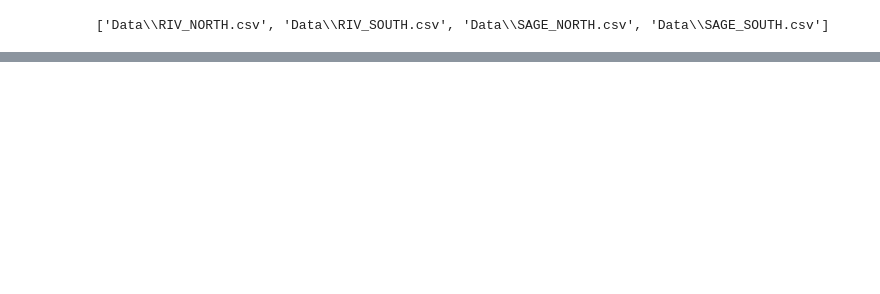
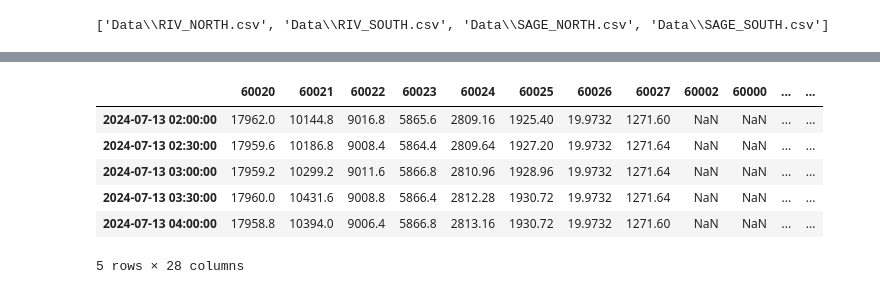
Before and after one commit to jessehahm/Piston-Dendrometer, a Jupyter notebook: Piston Dendrometer.ipynb, the cells around one changed output, grey strips where cells are left out. Drawn from its saved outputs; the diff is of its cells as text; code cells hidden in the pictures; blank space fills up the shorter version.

```diff
--- a/Piston Dendrometer.ipynb
+++ b/Piston Dendrometer.ipynb
@@ -50,3 +52,13 @@ Tree = dict(zip(metadata['Micron Displacement DSID'], metadata['Tree #'] ))
+# %%
+radius.tail()
+# %% [output]
+|  | 60020 | 60021 | 60022 | 60023 | 60024 | 60025 | 60026 | 60027 | 60002 | 60000 | ... | ... |
+| 2024-07-13 02:00:00 | 17962.0 | 10144.8 | 9016.8 | 5865.6 | 2809.16 | 1925.40 | 19.9732 | 1271.60 | NaN | NaN | ... | ... |
+| 2024-07-13 02:30:00 | 17959.6 | 10186.8 | 9008.4 | 5864.4 | 2809.64 | 1927.20 | 19.9732 | 1271.64 | NaN | NaN | ... | ... |
+| 2024-07-13 03:00:00 | 17959.2 | 10299.2 | 9011.6 | 5866.8 | 2810.96 | 1928.96 | 19.9732 | 1271.64 | NaN | NaN | ... | ... |
+| 2024-07-13 03:30:00 | 17960.0 | 10431.6 | 9008.8 | 5866.4 | 2812.28 | 1930.72 | 19.9732 | 1271.64 | NaN | NaN | ... | ... |
+| 2024-07-13 04:00:00 | 17958.8 | 10394.0 | 9006.4 | 5866.8 | 2813.16 | 1930.72 | 19.9732 | 1271.60 | NaN | NaN | ... | ... |
+5 rows × 28 columns
 # %%
 radius.plot()
 # %% [output]
```
Also changed, not shown: parts of 9 cells of this notebook, 23 other files.
